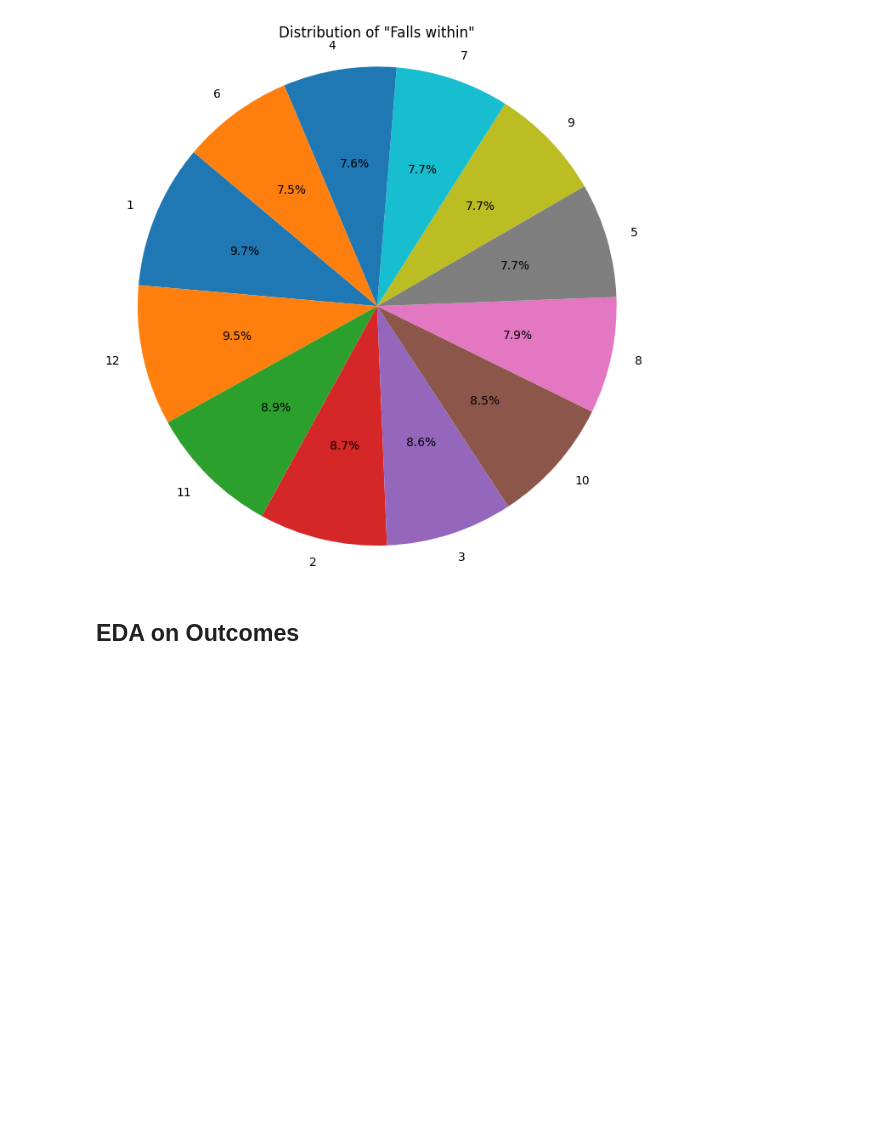
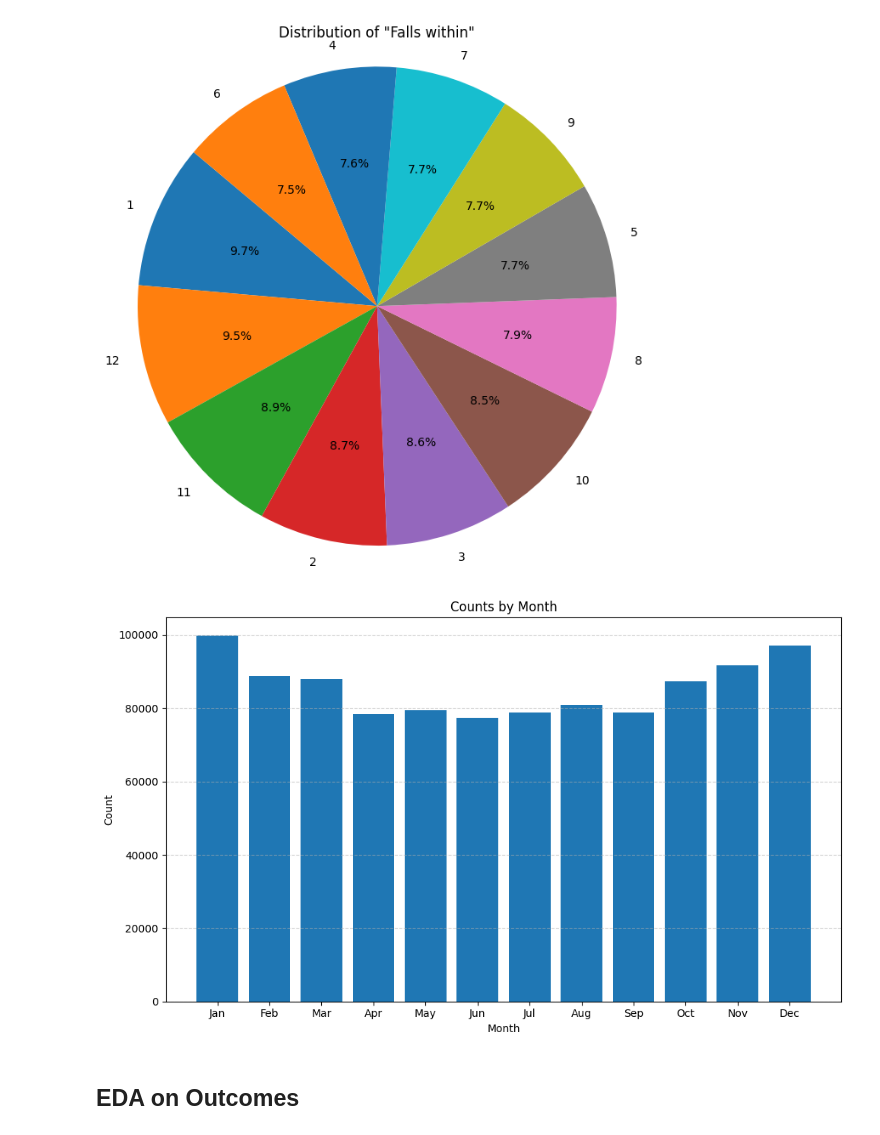
Before and after one commit to skyrimer/ARWCASP, a Jupyter notebook: basic_eda.ipynb, the cells around one changed output. Drawn from its saved outputs; the diff is of its cells as text; code cells hidden in the pictures; blank space fills up the shorter version.

```diff
--- a/basic_eda.ipynb
+++ b/basic_eda.ipynb
@@ -345,6 +551,36 @@ month
 6     77455
 Name: count, dtype: int64
 [figure]
+# %%
+import matplotlib.pyplot as plt
+import pandas as pd
+
+# Raw data
+month_data = {
+    1: 99708, 12: 97177, 11: 91677, 2: 88776, 3: 87903, 10: 87351,
+    8: 80810, 5: 79438, 9: 78810, 7: 78747, 4: 78423, 6: 77455
+}
+
+# Convert to Series and sort by month
+month_series = pd.Series(month_data).sort_index()
+
+# Month labels
+month_labels = ['Jan', 'Feb', 'Mar', 'Apr', 'May', 'Jun',
+                'Jul', 'Aug', 'Sep', 'Oct', 'Nov', 'Dec']
+
+# Plot
+plt.figure(figsize=(10, 6))
+plt.bar(month_labels, month_series.values)
+
+# Add labels and title
+plt.xlabel('Month')
+plt.ylabel('Count')
+plt.title('Counts by Month')
+plt.grid(axis='y', linestyle='--', alpha=0.6)
+plt.tight_layout()
+plt.show()
+# %% [output]
+[figure, added]
 # %% [markdown]
 ## EDA on Outcomes
 # %% [markdown]
```
Also changed, not shown: parts of 41 cells of this notebook.
